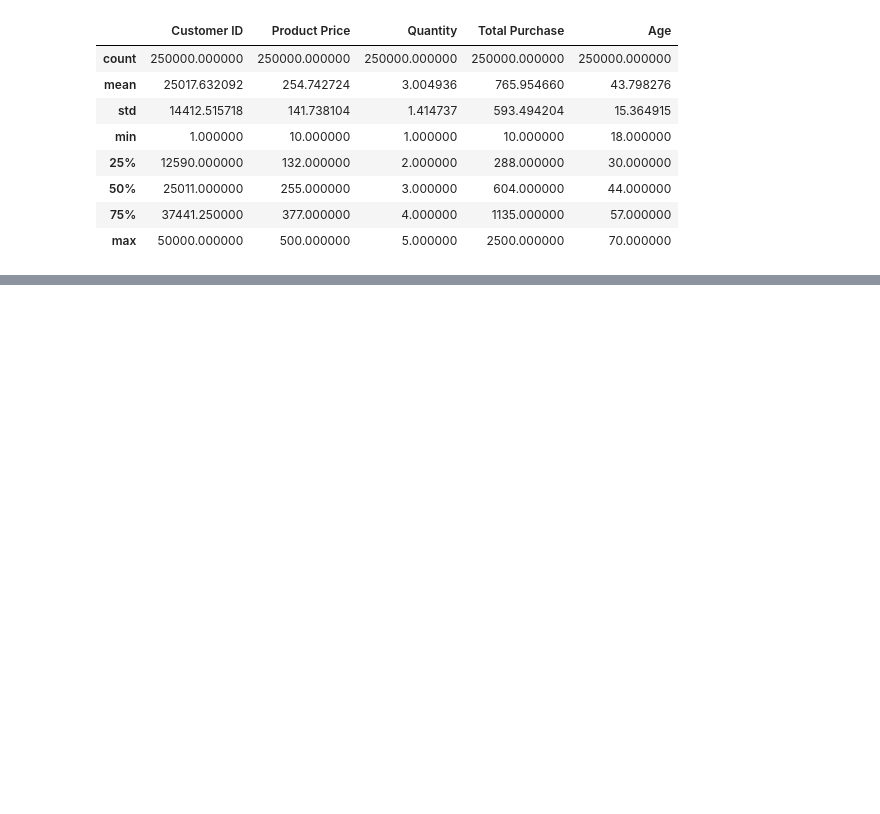
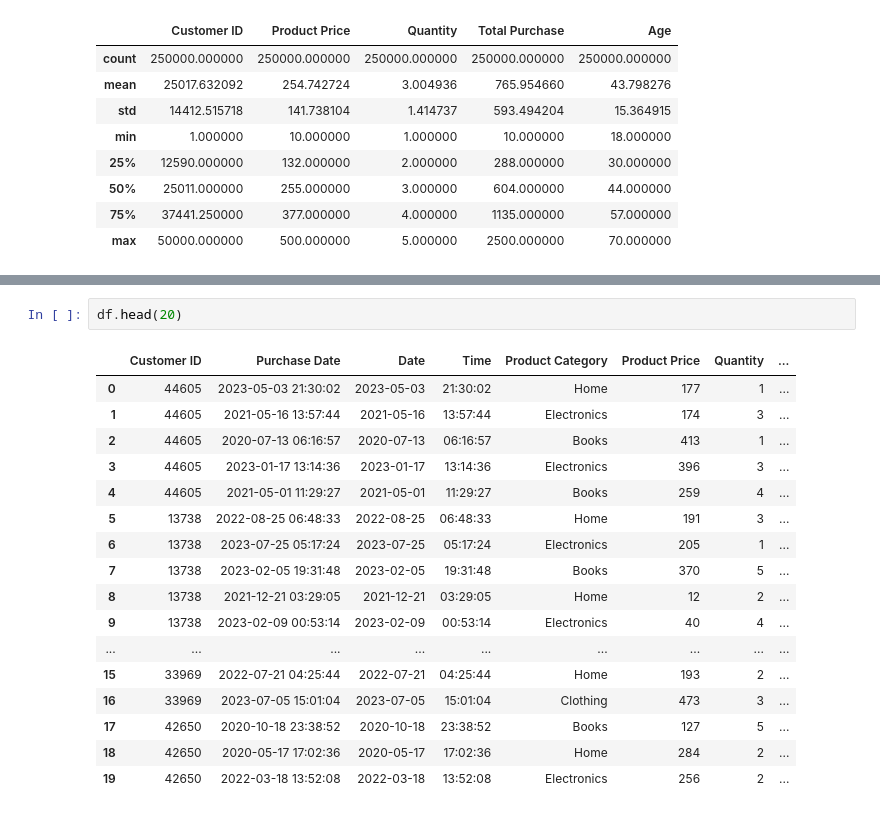
Before and after one commit to pphatt/bi-data-preprocessing, a Jupyter notebook: DataPreprossing.ipynb, the cells around one changed output, grey strips where cells are left out. Drawn from its saved outputs; the diff is of its cells as text; blank space fills up the shorter version.

```diff
--- a/DataPreprossing.ipynb
+++ b/DataPreprossing.ipynb
@@ -348,0 +323,20 @@ df_cloned
+# %%
+df.head(20)
+# %% [output]
+|  | Customer ID | Purchase Date | Date | Time | Product Category | Product Price | Quantity | ... |
+| 0 | 44605 | 2023-05-03 21:30:02 | 2023-05-03 | 21:30:02 | Home | 177 | 1 | ... |
+| 1 | 44605 | 2021-05-16 13:57:44 | 2021-05-16 | 13:57:44 | Electronics | 174 | 3 | ... |
+| 2 | 44605 | 2020-07-13 06:16:57 | 2020-07-13 | 06:16:57 | Books | 413 | 1 | ... |
+| 3 | 44605 | 2023-01-17 13:14:36 | 2023-01-17 | 13:14:36 | Electronics | 396 | 3 | ... |
+| 4 | 44605 | 2021-05-01 11:29:27 | 2021-05-01 | 11:29:27 | Books | 259 | 4 | ... |
+| 5 | 13738 | 2022-08-25 06:48:33 | 2022-08-25 | 06:48:33 | Home | 191 | 3 | ... |
+| 6 | 13738 | 2023-07-25 05:17:24 | 2023-07-25 | 05:17:24 | Electronics | 205 | 1 | ... |
+| 7 | 13738 | 2023-02-05 19:31:48 | 2023-02-05 | 19:31:48 | Books | 370 | 5 | ... |
+| 8 | 13738 | 2021-12-21 03:29:05 | 2021-12-21 | 03:29:05 | Home | 12 | 2 | ... |
+| 9 | 13738 | 2023-02-09 00:53:14 | 2023-02-09 | 00:53:14 | Electronics | 40 | 4 | ... |
+| ... | ... | ... | ... | ... | ... | ... | ... | ... |
+| 15 | 33969 | 2022-07-21 04:25:44 | 2022-07-21 | 04:25:44 | Home | 193 | 2 | ... |
+| 16 | 33969 | 2023-07-05 15:01:04 | 2023-07-05 | 15:01:04 | Clothing | 473 | 3 | ... |
+| 17 | 42650 | 2020-10-18 23:38:52 | 2020-10-18 | 23:38:52 | Books | 127 | 5 | ... |
+| 18 | 42650 | 2020-05-17 17:02:36 | 2020-05-17 | 17:02:36 | Home | 284 | 2 | ... |
+| 19 | 42650 | 2022-03-18 13:52:08 | 2022-03-18 | 13:52:08 | Electronics | 256 | 2 | ... |
```
Also changed, not shown: parts of 10 cells of this notebook, 2 other files.
